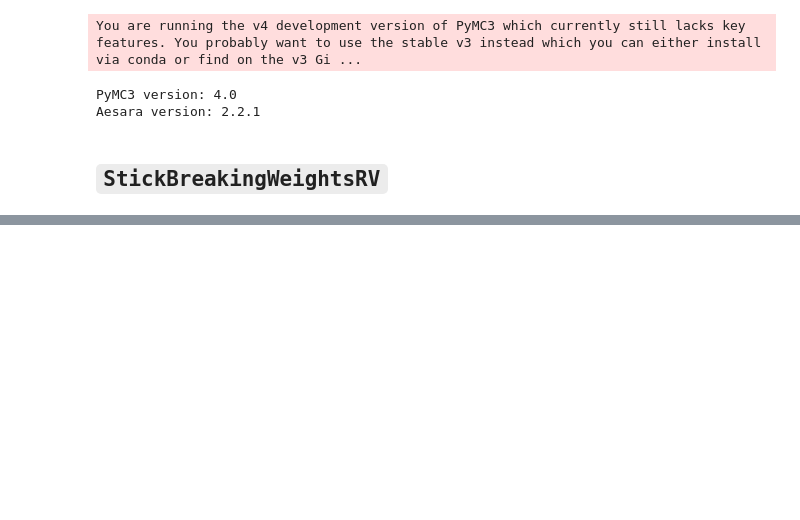
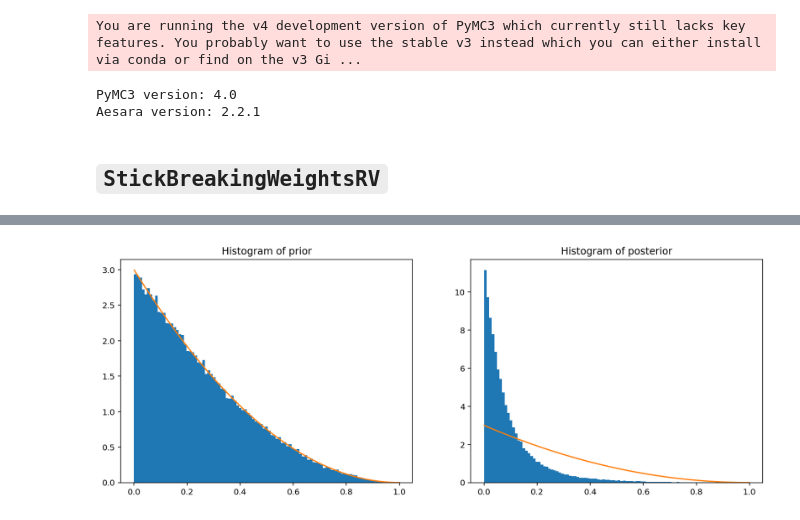
Before and after one commit to larryshamalama/pymc3-playground, a Jupyter notebook: notebooks/progress/stickbreakingweights.ipynb, the cells around one changed output, grey strips where cells are left out. Drawn from its saved outputs; the diff is of its cells as text; code cells hidden in the pictures; blank space fills up the shorter version.

```diff
--- a/notebooks/progress/stickbreakingweights.ipynb
+++ b/notebooks/progress/stickbreakingweights.ipynb
@@ -134,8 +136,10 @@ class StickBreakingWeights(Continuous):
         """
         K not involved in computation of log-likelihood
         """
+        ones_shape = intX(at.concatenate([value.shape[:-1], [1,]]))
+
         ones = at.ones(
-            shape=at.concatenate([value.shape[:-1], [1,]])
+            shape=ones_shape,
         )
 
         denominator = at.cumsum(
@@ -149,11 +153,11 @@ class StickBreakingWeights(Continuous):
             axis=-1,
         )
 
-        recovered_betas = (value/(denominator[..., :-1]))[..., -1]
+        recovered_betas = (value/(denominator[..., :-1]))[..., :-1]
 
         return bound(
-            at.sum(pm.Beta.logp(recovered_betas, 1., alpha)),
+            at.sum(pm.Beta.logp(recovered_betas, 1, alpha)),
             alpha > 0,
-            at.all(value >= 0),
-            at.all(value <= 1),
+            at.all(value > 0),
+            at.all(value < 1)
         )
@@ -160,8 +175,8 @@ class StickBreakingWeights(Continuous):
 # %%
 with pm.Model(rng_seeder=rng) as model:
-    sbw = StickBreakingWeights(name="sbw", alpha=5., K=20)
-    trace = pm.sample(chains=1)
-#     prior = pm.sample_prior_predictive(samples=1000,)
+    sbw = StickBreakingWeights(name="sbw", alpha=M, K=K)
+    prior = pm.sample_prior_predictive(samples=5000,)
+    trace = pm.sample(draws=5000, chains=1,)
 # %% [output]
 Auto-assigning NUTS sampler...
 Initializing NUTS using jitter+adapt_diag...
@@ -182,0 +189,23 @@ _ = plt.plot(
+# %%
+prior_beta_draws = stick_glueing(prior["sbw"]).reshape(-1,)
+post_beta_draws = stick_glueing(trace.to_dict()["posterior"]["sbw"][0]).reshape(-1,)
+
+fig, axes = plt.subplots(nrows=1, ncols=2, figsize=(14, 5))
+
+x_plot = np.linspace(start=0.001, stop=0.999, num=10001)
+
+_ = axes[0].hist(prior_beta_draws, bins=100, density=True)
+_ = axes[0].plot(
+    x_plot,
+    st.beta.pdf(x_plot, a=1., b=M),
+)
+_ = axes[0].set_title("Histogram of prior", fontsize=12)
+
+_ = axes[1].hist(post_beta_draws, bins=100, density=True)
+_ = axes[1].plot(
+    x_plot,
+    st.beta.pdf(x_plot, a=1., b=M),
+)
+_ = axes[1].set_title("Histogram of posterior", fontsize=12)
+# %% [output]
+[figure, added]
```
Also changed, not shown: parts of 16 cells of this notebook.
